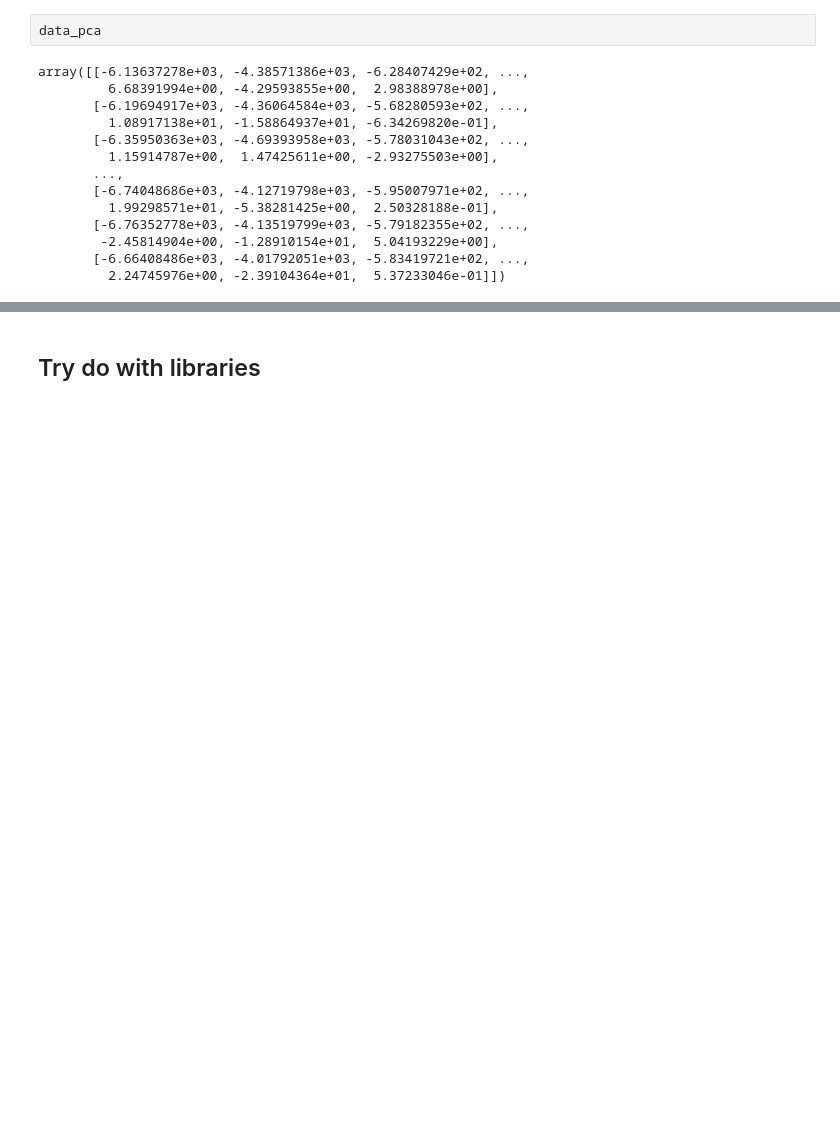
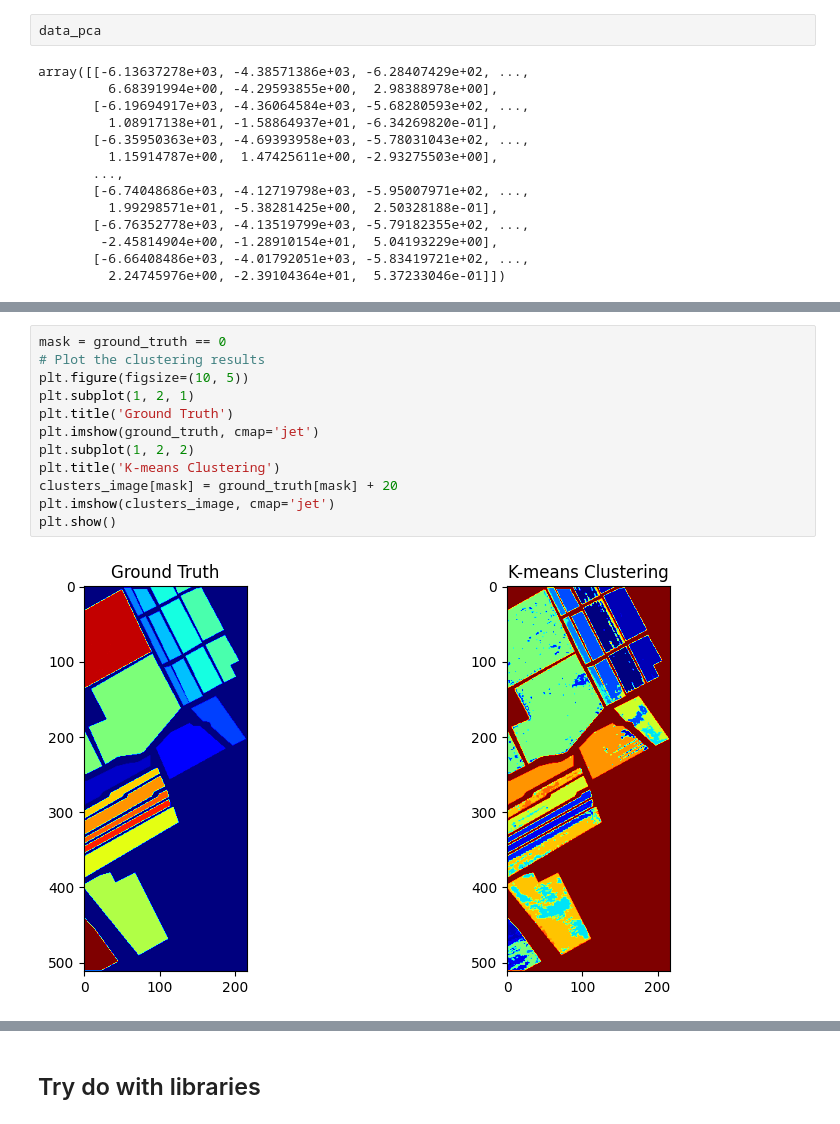
Before and after one commit to fouad1233/machine_learning_tutorials, a Jupyter notebook: 007_dimension_reduction/main.ipynb, the cells around one changed output, grey strips where cells are left out. Saved outputs shown, nothing was run; the diff lists cells and outputs as text; blank space fills up the shorter version.

```diff
--- a/007_dimension_reduction/main.ipynb
+++ b/007_dimension_reduction/main.ipynb
@@ -151,0 +147,14 @@ Number of clusters: 17
+# %%
+mask = ground_truth == 0
+# Plot the clustering results
+plt.figure(figsize=(10, 5))
+plt.subplot(1, 2, 1)
+plt.title('Ground Truth')
+plt.imshow(ground_truth, cmap='jet')
+plt.subplot(1, 2, 2)
+plt.title('K-means Clustering')
+clusters_image[mask] = ground_truth[mask] + 20
+plt.imshow(clusters_image, cmap='jet')
+plt.show()
+# %% [output]
+[figure, added]
```
Also changed, not shown: parts of 4 cells of this notebook.
